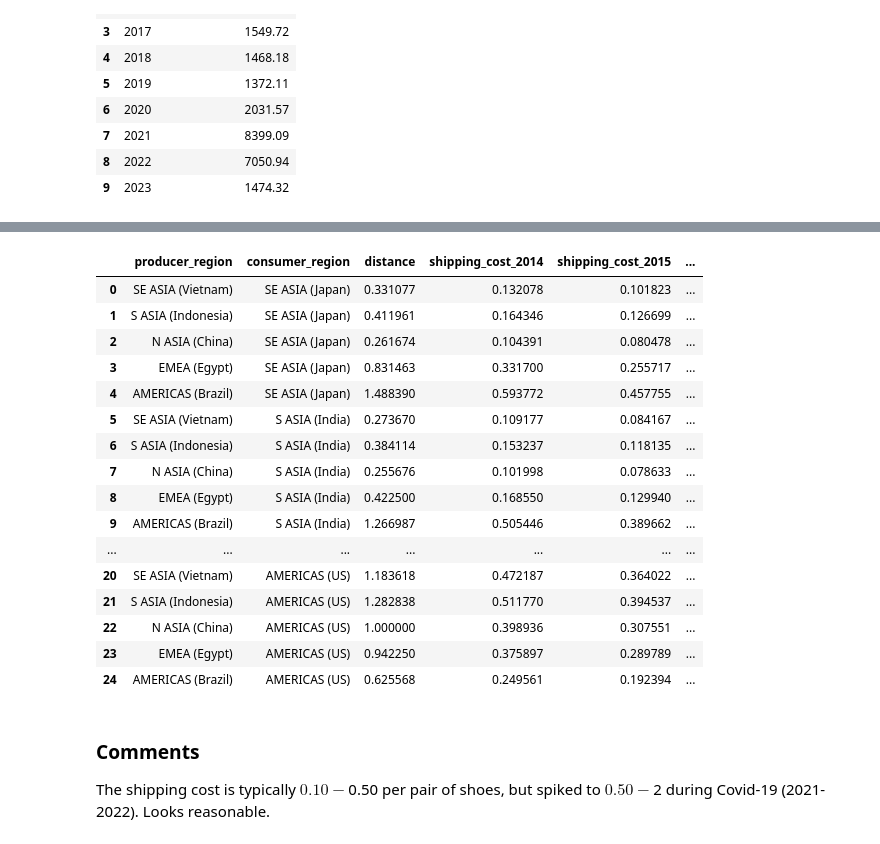
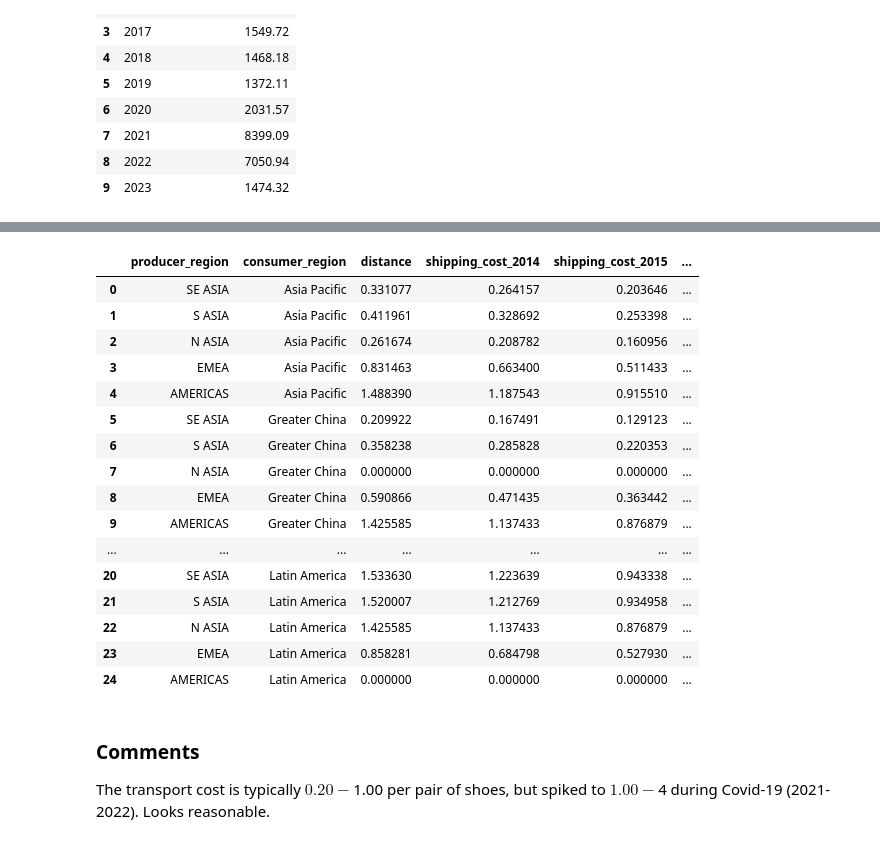
Before and after one commit to jasonjiajs/15.093_optimization_methods, a Jupyter notebook: get_transport_costs.ipynb, the cells around one changed output, grey strips where cells are left out. Saved outputs shown, nothing was run; the diff lists cells and outputs as text; code cells hidden in the pictures.

Commit message:
updated regions for shipping costs and added trucking cost factor to get overall transport costs

```diff
--- a/get_shipping_costs.ipynb
+++ b/get_transport_costs.ipynb
@@ -96,16 +96,18 @@ global_shipping_costs
 # %%
 # Get distances (km)
 data = {
-    # ['SE ASIA (Vietnam)', 'S ASIA (Indonesia)', 'N ASIA (China)', 'EMEA (Egypt)', 'AMERICAS (Brazil)']
-    'SE ASIA (Japan)': [3864, 4808, 3054, 9704, 17371],
-    'S ASIA (India)': [3194, 4483, 2984, 4931, 14787],
-    'N ASIA (China)': [2450, 4181, 0, 6896, 16638],
-    'EMEA (Germany)': [9339, 11014, 7242, 3203, 9417],
-    'AMERICAS (US)': [13814, 14972, 11671, 10997, 7301]
+    # Rows: ['SE ASIA - Vietnam', 'S ASIA - Indonesia', 'N ASIA - China', 'EMEA - Egypt', 'AMERICAS - Brazil']
+    # Columns:
+    'Asia Pacific': [3864, 4808, 3054, 9704, 17371], # 'Asia Pacific - Japan'
+    'Greater China': [2450, 4181, 0, 6896, 16638], # 'Greater China - China'
+    'EMEA': [9339, 11014, 7242, 3203, 9417], # 'EMEA - Germany'
+    'North America': [13814, 14972, 11671, 10997, 7301], # 'North America - US'
+    'Latin America': [17899, 17740, 16638, 10017, 0] # 'Latin America - Brazil'
 }
 
 # Rows (representative producer country)
-rows = ['SE ASIA (Vietnam)', 'S ASIA (Indonesia)', 'N ASIA (China)', 'EMEA (Egypt)', 'AMERICAS (Brazil)']
+# ['SE ASIA - Vietnam', 'S ASIA - Indonesia', 'N ASIA - China', 'EMEA - Egypt', 'AMERICAS - Brazil']
+rows = ['SE ASIA', 'S ASIA', 'N ASIA', 'EMEA', 'AMERICAS']
 
 # Create df
 distances = pd.DataFrame(data, index=rows)
@@ -120,8 +122,8 @@ distances
 # %%
 # Normalize distances such that the distance from China to US is 1
-shipping_costs = distances / 11671
-shipping_costs = shipping_costs.reset_index().melt(id_vars=['index'], var_name='Column', value_name='Value')
-shipping_costs = shipping_costs.rename(columns={'index':'producer_region', 'Column':'consumer_region', 'Value':'distance'})
-shipping_costs
+transport_costs = distances / 11671
+transport_costs = transport_costs.reset_index().melt(id_vars=['index'], var_name='Column', value_name='Value')
+transport_costs = transport_costs.rename(columns={'index':'producer_region', 'Column':'consumer_region', 'Value':'distance'})
+transport_costs
 # %% [output]
 |  | producer_region | consumer_region | distance |
@@ -147,32 +149,37 @@ shipping_costs
 # Using this calculator (https://www.gigacalculator.com/calculators/container-loading-calculator.php),
 # we get an estimate of 5,148 shoe boxes per container.
 quantity_per_container = 5148
+
+# Estimate factor for trucking cost from supplier to port of origin and from port of destination to customer
+# As an estimate, we assume each direction costs 50% of shipping costs, so we have a factor of 2
+trucking_cost_factor = 2
 # %%
 # Multiply by global_shipping_cost to get the total shipping cost (for each year)
 # Then divide by 5,148 to get the shipping cost per item (for each year)
+# And multiple by a factor of 2 to factor in trucking cost (for each year)
 for i, year in enumerate(years):
-    shipping_costs[f'shipping_cost_{str(year)}'] = shipping_costs['distance'] * global_shipping_costs.iloc[i,1] / quantity_per_container
-shipping_costs
+    transport_costs[f'shipping_cost_{str(year)}'] = transport_costs['distance'] * global_shipping_costs.iloc[i,1] / quantity_per_container * trucking_cost_factor
+transport_costs
 # %% [output]
 |  | producer_region | consumer_region | distance | shipping_cost_2014 | shipping_cost_2015 | ... |
-| 0 | SE ASIA (Vietnam) | SE ASIA (Japan) | 0.331077 | 0.132078 | 0.101823 | ... |
-| 1 | S ASIA (Indonesia) | SE ASIA (Japan) | 0.411961 | 0.164346 | 0.126699 | ... |
-| 2 | N ASIA (China) | SE ASIA (Japan) | 0.261674 | 0.104391 | 0.080478 | ... |
-| 3 | EMEA (Egypt) | SE ASIA (Japan) | 0.831463 | 0.331700 | 0.255717 | ... |
-| 4 | AMERICAS (Brazil) | SE ASIA (Japan) | 1.488390 | 0.593772 | 0.457755 | ... |
-| 5 | SE ASIA (Vietnam) | S ASIA (India) | 0.273670 | 0.109177 | 0.084167 | ... |
-| 6 | S ASIA (Indonesia) | S ASIA (India) | 0.384114 | 0.153237 | 0.118135 | ... |
-| 7 | N ASIA (China) | S ASIA (India) | 0.255676 | 0.101998 | 0.078633 | ... |
-| 8 | EMEA (Egypt) | S ASIA (India) | 0.422500 | 0.168550 | 0.129940 | ... |
-| 9 | AMERICAS (Brazil) | S ASIA (India) | 1.266987 | 0.505446 | 0.389662 | ... |
+| 0 | SE ASIA | Asia Pacific | 0.331077 | 0.264157 | 0.203646 | ... |
+| 1 | S ASIA | Asia Pacific | 0.411961 | 0.328692 | 0.253398 | ... |
+| 2 | N ASIA | Asia Pacific | 0.261674 | 0.208782 | 0.160956 | ... |
+| 3 | EMEA | Asia Pacific | 0.831463 | 0.663400 | 0.511433 | ... |
+| 4 | AMERICAS | Asia Pacific | 1.488390 | 1.187543 | 0.915510 | ... |
+| 5 | SE ASIA | Greater China | 0.209922 | 0.167491 | 0.129123 | ... |
+| 6 | S ASIA | Greater China | 0.358238 | 0.285828 | 0.220353 | ... |
+| 7 | N ASIA | Greater China | 0.000000 | 0.000000 | 0.000000 | ... |
+| 8 | EMEA | Greater China | 0.590866 | 0.471435 | 0.363442 | ... |
+| 9 | AMERICAS | Greater China | 1.425585 | 1.137433 | 0.876879 | ... |
 | ... | ... | ... | ... | ... | ... | ... |
-| 20 | SE ASIA (Vietnam) | AMERICAS (US) | 1.183618 | 0.472187 | 0.364022 | ... |
-| 21 | S ASIA (Indonesia) | AMERICAS (US) | 1.282838 | 0.511770 | 0.394537 | ... |
-| 22 | N ASIA (China) | AMERICAS (US) | 1.000000 | 0.398936 | 0.307551 | ... |
-| 23 | EMEA (Egypt) | AMERICAS (US) | 0.942250 | 0.375897 | 0.289789 | ... |
-| 24 | AMERICAS (Brazil) | AMERICAS (US) | 0.625568 | 0.249561 | 0.192394 | ... |
+| 20 | SE ASIA | Latin America | 1.533630 | 1.223639 | 0.943338 | ... |
+| 21 | S ASIA | Latin America | 1.520007 | 1.212769 | 0.934958 | ... |
+| 22 | N ASIA | Latin America | 1.425585 | 1.137433 | 0.876879 | ... |
+| 23 | EMEA | Latin America | 0.858281 | 0.684798 | 0.527930 | ... |
+| 24 | AMERICAS | Latin America | 0.000000 | 0.000000 | 0.000000 | ... |
 # %% [markdown]
 ### Comments
-The shipping cost is typically $0.10-$0.50 per pair of shoes, but spiked to $0.50-$2 during Covid-19 (2021-2022). Looks reasonable.
+The transport cost is typically $0.20-$1.00 per pair of shoes, but spiked to $1.00-$4 during Covid-19 (2021-2022). Looks reasonable.
 # %%
 # Save as csv file
```
Also changed, not shown: parts of 4 cells of this notebook, 2 other files.
